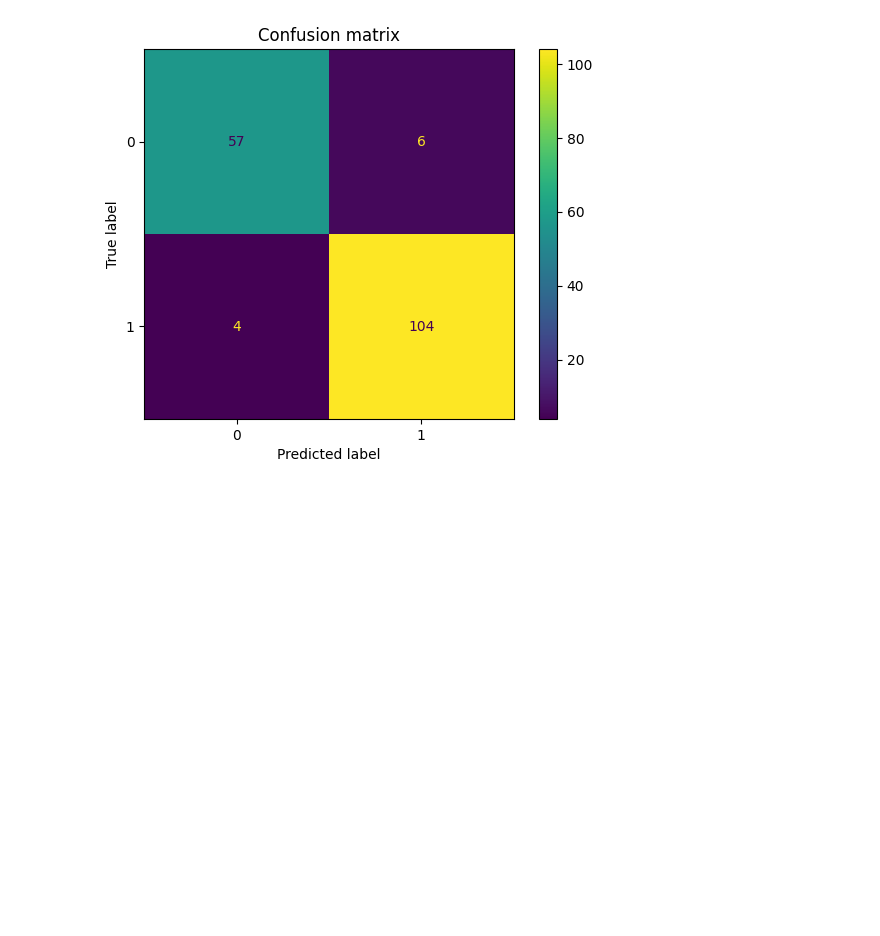
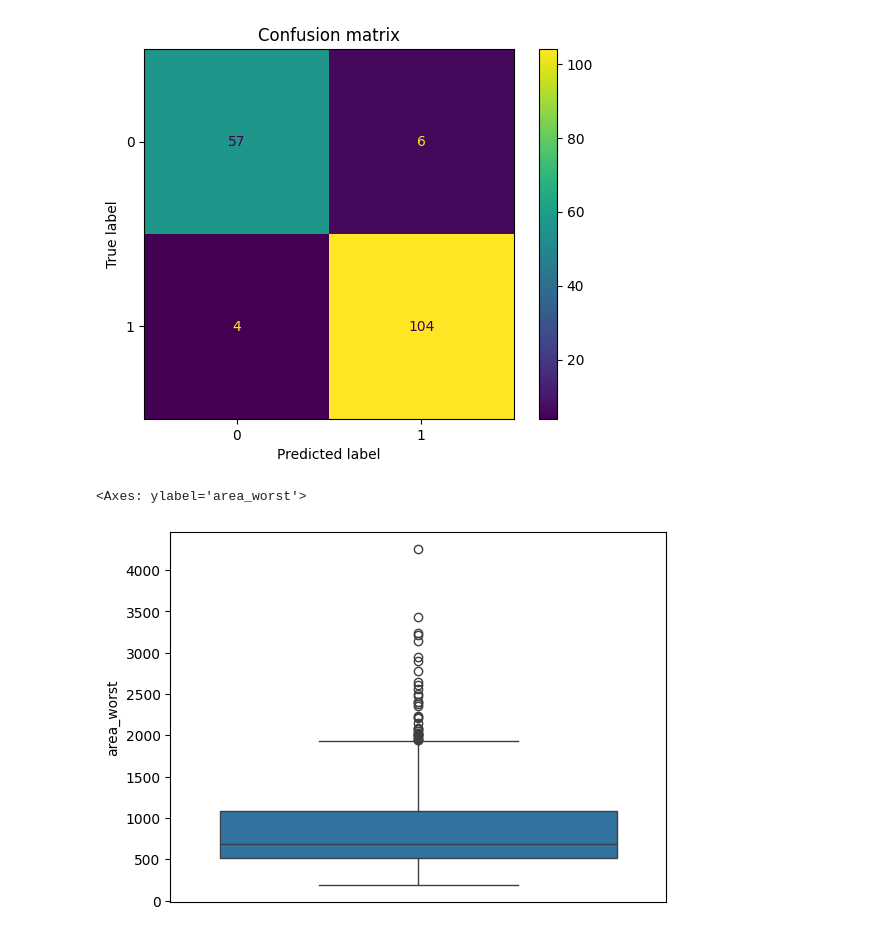
Before and after one commit to sreekumar2003/DSML_Lab, a Jupyter notebook: pro4/pro4test.ipynb, the cells around one changed output. Saved outputs shown, nothing was run; the diff lists cells and outputs as text; code cells hidden in the pictures; blank space fills up the shorter version.

```diff
--- a/pro4/pro4test.ipynb
+++ b/pro4/pro4test.ipynb
@@ -154,3 +154,9 @@ plt.title("Confusion matrix")
 plt.show()
 # %% [output]
 [figure]
+# %%
+plt.boxplot(df['area_worst'])
+sns.boxplot(y=df['area_worst'])
+# %% [output]
+<Axes: ylabel='area_worst'>
+[figure, added]
```
Also changed, not shown: parts of 1 cell of this notebook, 4 other files.
